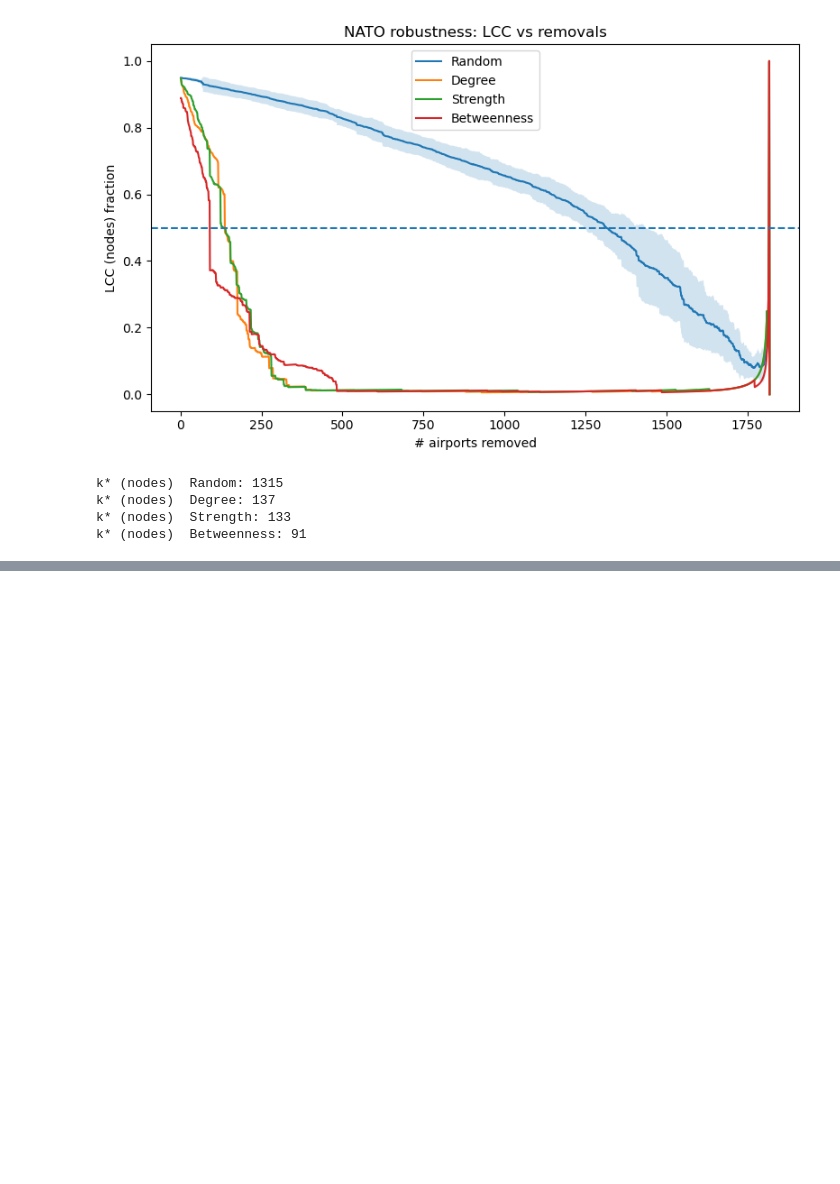
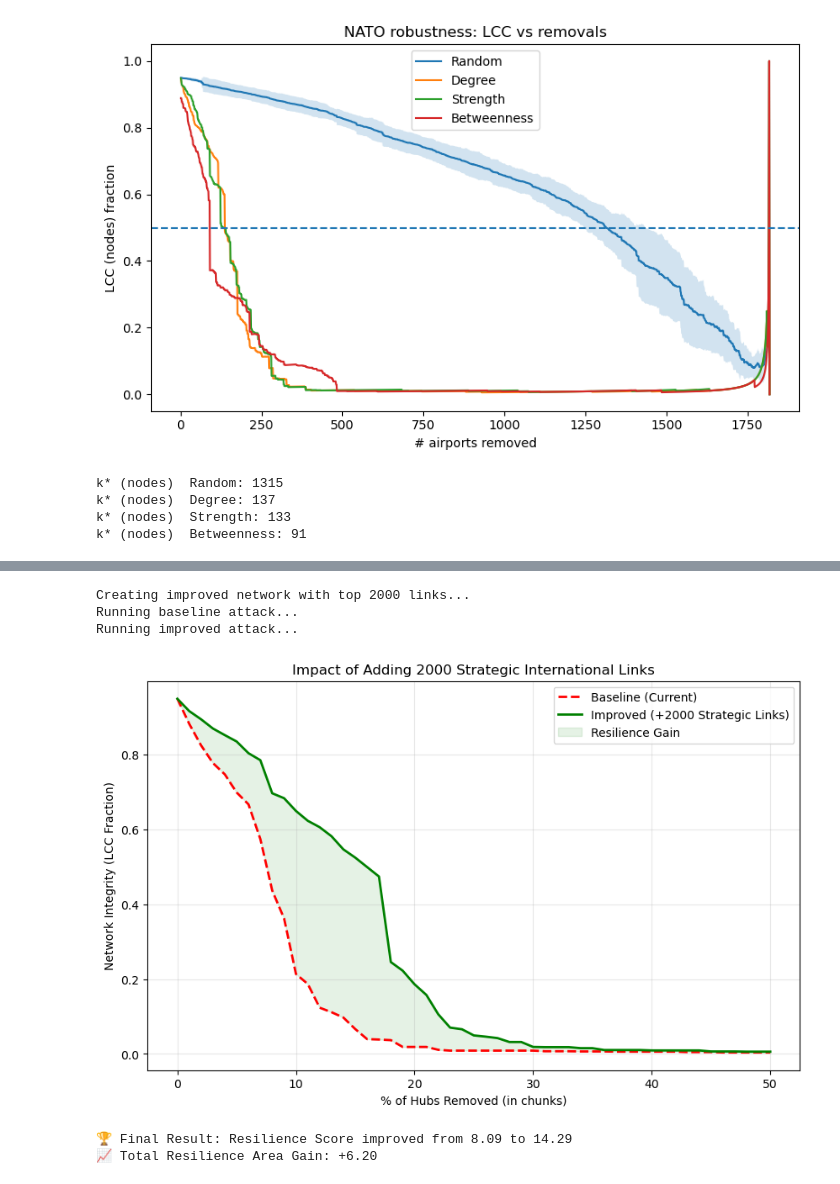
Before and after one commit to EKorczakitu/Airport-Shutdown, a Jupyter notebook: EDA_Attack.ipynb, the cells around one changed output, grey strips where cells are left out. Cells and saved outputs as stored; diff of their text form; code cells hidden in the pictures; blank space fills up the shorter version.

Commit message:
added eda attack

```diff
--- a/EDA_Attack.ipynb
+++ b/EDA_Attack.ipynb
@@ -488,0 +534,57 @@ Top 10 'Missing' or 'Backup' Links:
+# %%
+# =====================================================
+# 🛡️ 8. FINAL EVALUATION: The "Hero" Plot
+# =====================================================
+
+# 1. DECISION: Set the winner from your sensitivity analysis
+optimal_k = 2000
+top_links = all_candidates.head(optimal_k)
+
+print(f"Creating improved network with top {optimal_k} links...")
+
+# 2. Run Baseline Attack (Current Network)
+print("Running baseline attack...")
+baseline_curve = simulate_attack(G_ACTIVE, attack_type="degree", steps=50)
+
+# 3. Create Improved Network (Add Predicted Links)
+G_IMPROVED = G_ACTIVE.copy()
+# We use top_links (which comes from all_candidates in Cell 7)
+for i, row in top_links.iterrows():
+    u, v = int(row['u']), int(row['v'])
+    G_IMPROVED.add_edge(u, v, weight=1)
+    G_IMPROVED.add_edge(v, u, weight=1)
+
+# 4. Run Improved Attack
+print("Running improved attack...")
+improved_curve = simulate_attack(G_IMPROVED, attack_type="degree", steps=50)
+
+# 5. Plot Results
+plt.figure(figsize=(10, 6))
+x_axis = np.arange(len(baseline_curve))
+
+# Plot lines
+plt.plot(x_axis, baseline_curve, label='Baseline (Current)', color='red', linestyle='--', linewidth=2)
+# FIXED: Label now automatically shows the correct number (2000)
+plt.plot(x_axis, improved_curve, label=f'Improved (+{optimal_k} Strategic Links)', color='green', linewidth=2)
+
+# Fill area
+plt.fill_between(x_axis, baseline_curve, improved_curve, color='green', alpha=0.1, label='Resilience Gain')
+
+plt.title(f"Impact of Adding {optimal_k} Strategic International Links")
+plt.xlabel("% of Hubs Removed (in chunks)")
+plt.ylabel("Network Integrity (LCC Fraction)")
+plt.legend()
+plt.grid(True, alpha=0.3)
+plt.show()
+
+# Print Final Stat
+gain = np.sum(improved_curve) - np.sum(baseline_curve)
+print(f"🏆 Final Result: Resilience Score improved from {np.sum(baseline_curve):.2f} to {np.sum(improved_curve):.2f}")
+print(f"📈 Total Resilience Area Gain: +{gain:.2f}")
+# %% [output]
+Creating improved network with top 2000 links...
+Running baseline attack...
+Running improved attack...
+[figure, added]
+🏆 Final Result: Resilience Score improved from 8.09 to 14.29
+📈 Total Resilience Area Gain: +6.20
```
Also changed, not shown: parts of 4 cells of this notebook.
